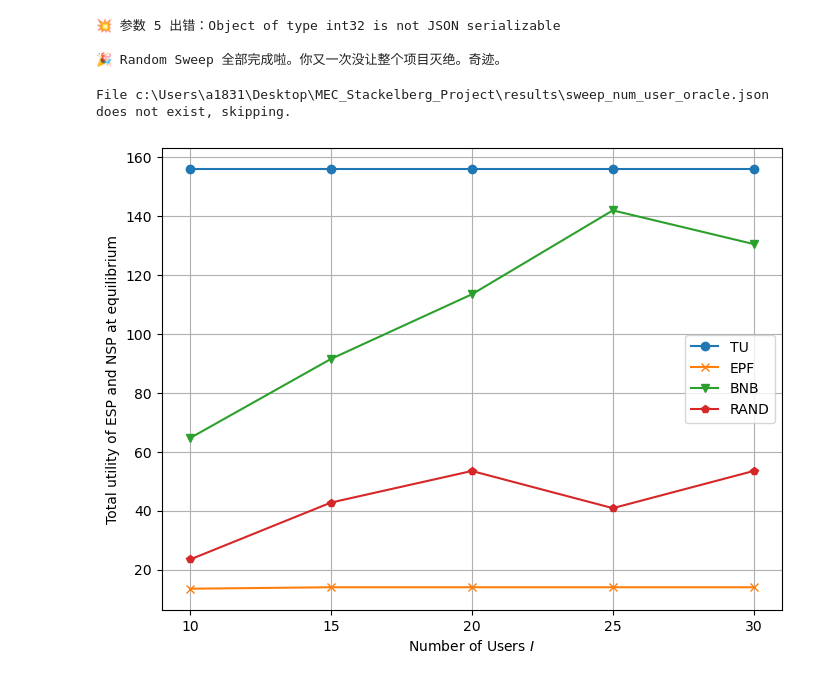
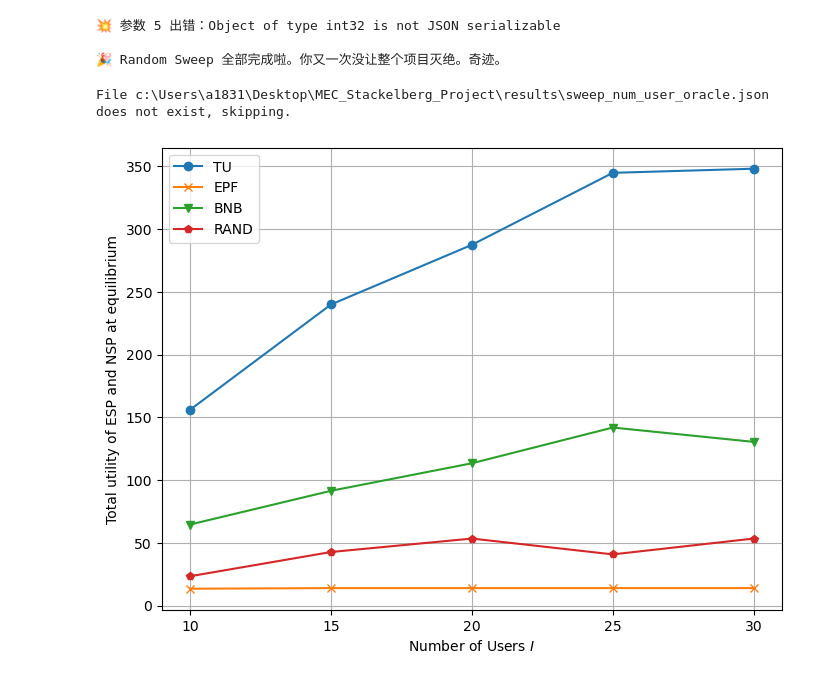
Before and after one commit to Barytes/MEC_Stackelberg_Project, a Jupyter notebook: notebooks/analysis.ipynb, the cells around one changed output. Saved outputs shown, nothing was run; the diff lists cells and outputs as text; code cells hidden in the pictures.

```diff
--- a/notebooks/analysis.ipynb
+++ b/notebooks/analysis.ipynb
@@ -174,7 +437,7 @@ else:
 for i in range(start_index, len(sweep_user_provider)):
   print(f"\n🌀 Running sweep {i+1}/{len(sweep_user_provider)} ...")
   try:
-    users, provider = up[0], up[1]
+    users, provider = sweep_user_provider[i]
     X_tu, U_tu, p_tu, results_tu = previous_work.tutuncuoglu_exhaustive_search(users,provider)
     sp_info={
         "X": list(X_tu),
@@ -592,7 +854,7 @@ with open(ORACLE_JSON_PATH, "w", encoding="utf-8") as f:
 """
 图1a：用户数量 vs U_E+U_N
 """
-result_paths = [TU_JSON_PATH,EPF_JSON_PATH,BNB_JSON_PATH,RAND_JSON_PATH,ORACLE_JSON_PATH]
+result_paths = [TU_GR_JSON_PATH,EPF_JSON_PATH,BNB_JSON_PATH,RAND_JSON_PATH,ORACLE_JSON_PATH]
 markers=['o','x','v','p','s']
 baseline_names = ["TU", "EPF", "BNB", "RAND", "ORACLE"]
 
@@ -600,34 +862,34 @@ plt.figure(figsize=(8,6))
 for i,path in enumerate(result_paths):
     if not os.path.exists(path):
         print(f"File {path} does not exist, skipping.")
         continue
     with open(path, "r", encoding="utf-8") as f:
         sweep_results = json.load(f)
     # 提取横轴（num_user）和纵轴（U_X）数据
     num_users = []
     U_X = []
     for res in sweep_results:
         # 假设 sweep_param 为 "num_user"，sweep_value 就是用户数量
         num_users.append(res["sweep_value"])
         U_X.append(res["sp_info"]["U_X"])
     # 如果数据无序，可以先排序
     num_users, U_X = zip(*sorted(zip(num_users, U_X), key=lambda x: x[0]))
     # 绘图
     plt.plot(num_users, U_X, marker=markers[i], linestyle="-", label=baseline_names[i])
 
 ax = plt.gca()
 # 直接指定 x 轴主刻度位置为10, 15, 20, 25, 30, 35, 40, 45, 50
 ax.set_xticks([10, 15, 20, 25, 30])
 # 只绘制主刻度对应的网格线
 ax.grid(True, which='major', linestyle='-', linewidth=0.8)
 plt.xlabel("Number of Users $I$")
 plt.ylabel("Total utility of ESP and NSP at equilibrium")
 plt.legend()
 plt.grid(True)
 plt.show()
 # %% [output]
 File c:\Users\a1831\Desktop\MEC_Stackelberg_Project\results\sweep_num_user_oracle.json does not exist, skipping.
-[figure, old version]
+[figure, new version]
 # %%
 """
 图1b：用户数量 vs 用户Social Cost
```
Also changed, not shown: parts of 8 cells of this notebook, 15 other files.
